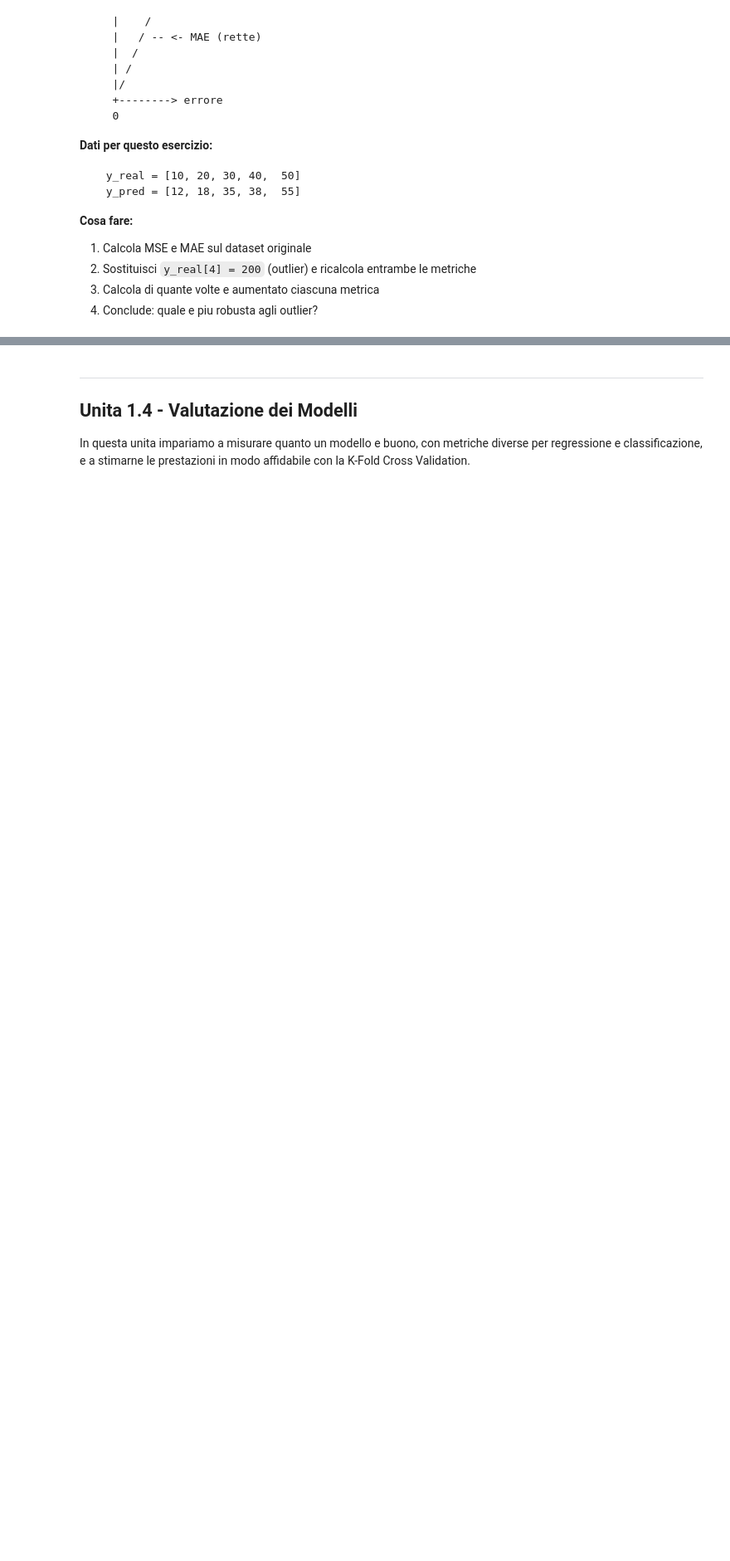
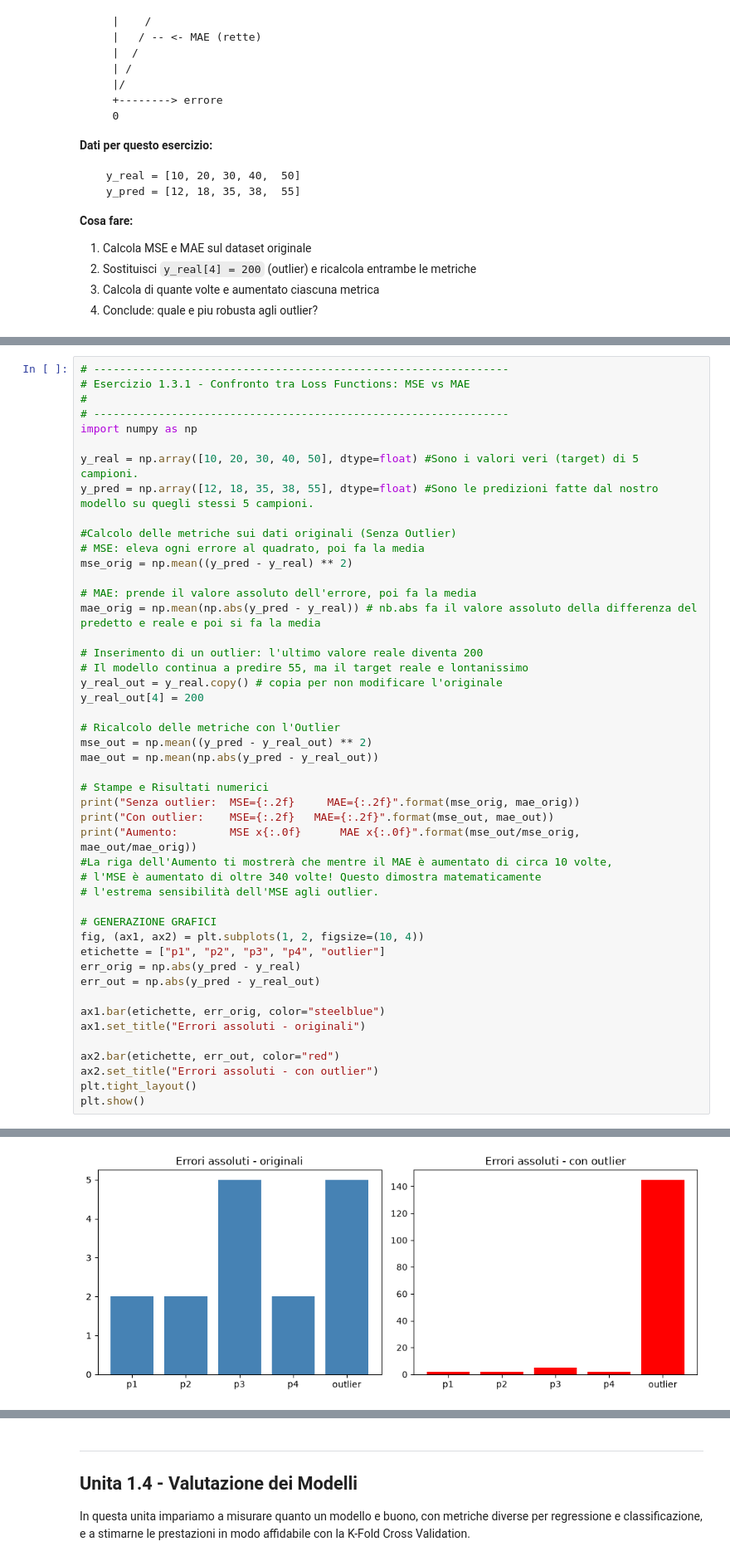
Before and after one commit to dafnebisceglia/Machine_Learning, a Jupyter notebook: 08LUGLIO/modulo1_esercizi_tracce_v2.ipynb, the cells around one changed output, grey strips where cells are left out. Shown at 83% size. Drawn from its saved outputs; the diff is of its cells as text; blank space fills up the shorter version.

```diff
--- a/08LUGLIO/modulo1_esercizi_tracce_v2.ipynb
+++ b/08LUGLIO/modulo1_esercizi_tracce_v2.ipynb
@@ -558,0 +726,48 @@ puo dominare il valore totale della loss e distorcere il training.
+# %%
+# ----------------------------------------------------------------
+# Esercizio 1.3.1 - Confronto tra Loss Functions: MSE vs MAE
+#
+# ----------------------------------------------------------------
+import numpy as np
+
+y_real = np.array([10, 20, 30, 40, 50], dtype=float) #Sono i valori veri (target) di 5 campioni.
+y_pred = np.array([12, 18, 35, 38, 55], dtype=float) #Sono le predizioni fatte dal nostro modello su quegli stessi 5 campioni.
+
+#Calcolo delle metriche sui dati originali (Senza Outlier)
+# MSE: eleva ogni errore al quadrato, poi fa la media
+mse_orig = np.mean((y_pred - y_real) ** 2)
+
+# MAE: prende il valore assoluto dell'errore, poi fa la media
+mae_orig = np.mean(np.abs(y_pred - y_real)) # nb.abs fa il valore assoluto della differenza del predetto e reale e poi si fa la media
+
+# Inserimento di un outlier: l'ultimo valore reale diventa 200
+# Il modello continua a predire 55, ma il target reale e lontanissimo
+y_real_out = y_real.copy() # copia per non modificare l'originale
+y_real_out[4] = 200
+
+# Ricalcolo delle metriche con l'Outlier
+mse_out = np.mean((y_pred - y_real_out) ** 2)
+mae_out = np.mean(np.abs(y_pred - y_real_out))
+
+# Stampe e Risultati numerici
+print("Senza outlier:  MSE={:.2f}     MAE={:.2f}".format(mse_orig, mae_orig))
+print("Con outlier:    MSE={:.2f}   MAE={:.2f}".format(mse_out, mae_out))
+print("Aumento:        MSE x{:.0f}      MAE x{:.0f}".format(mse_out/mse_orig, mae_out/mae_orig))
+#La riga dell'Aumento ti mostrerà che mentre il MAE è aumentato di circa 10 volte,
+# l'MSE è aumentato di oltre 340 volte! Questo dimostra matematicamente
+# l'estrema sensibilità dell'MSE agli outlier.
+
+# GENERAZIONE GRAFICI
+fig, (ax1, ax2) = plt.subplots(1, 2, figsize=(10, 4))
+etichette = ["p1", "p2", "p3", "p4", "outlier"]
+err_orig = np.abs(y_pred - y_real)
+err_out = np.abs(y_pred - y_real_out)
+
+ax1.bar(etichette, err_orig, color="steelblue")
+ax1.set_title("Errori assoluti - originali")
+
+ax2.bar(etichette, err_out, color="red")
+ax2.set_title("Errori assoluti - con outlier")
+plt.tight_layout()
+plt.show()
+# %% [output]
@@ -559,3 +777,4 @@ puo dominare il valore totale della loss e distorcere il training.
+[figure, added]
 # %% [markdown]
 ### Esercizio 1.3.2 - Visualizzare Overfitting e Underfitting
 
```
Also changed, not shown: parts of 16 cells of this notebook, 4 other files.
